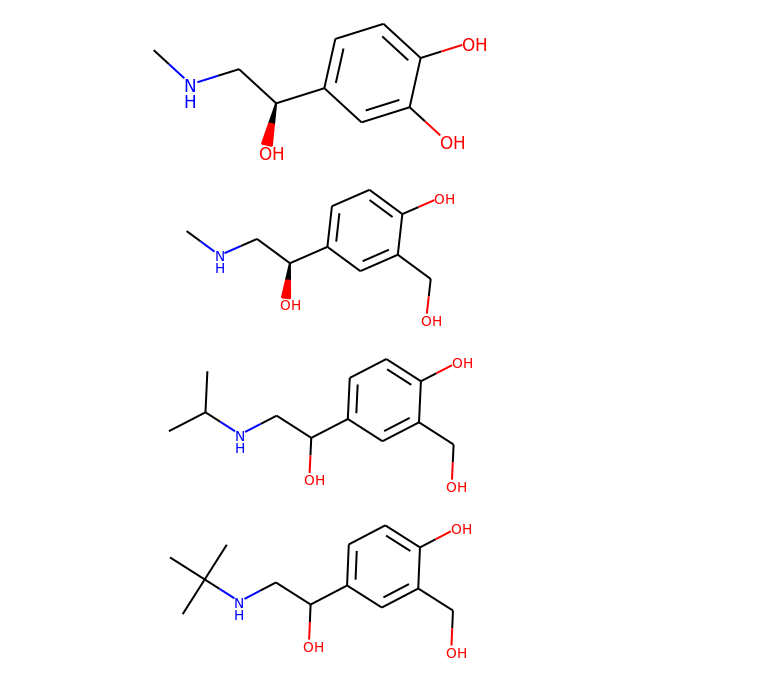
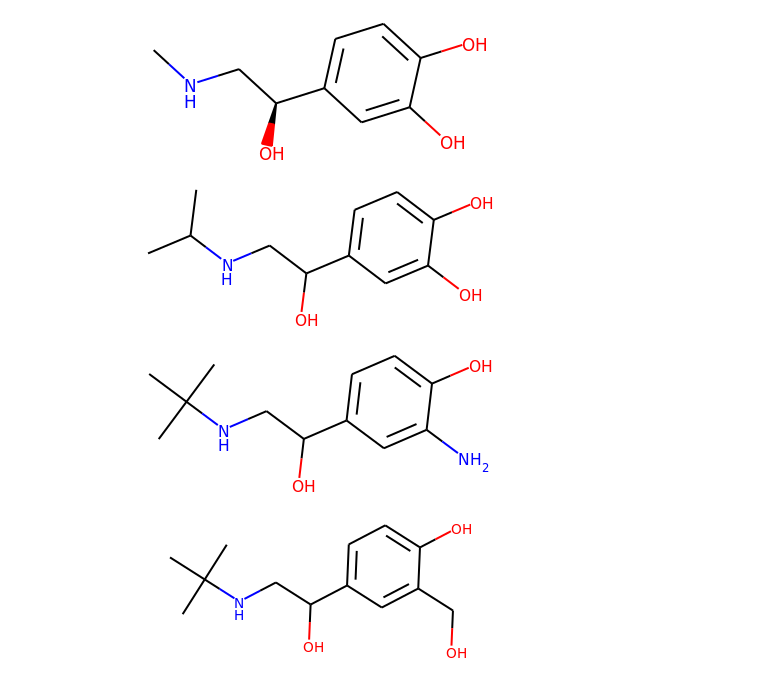
Before and after one commit to warner121/wizepair2, a Jupyter notebook: notebooks/beta2/beta2_agonists_part4.ipynb, the cells around one changed output. Cells and saved outputs as stored; diff of their text form; code cells hidden in the pictures.

```diff
--- a/notebooks/beta2/beta2_agonists_part4.ipynb
+++ b/notebooks/beta2/beta2_agonists_part4.ipynb
@@ -103,13 +103,13 @@ Chem.MolFromSmiles('CNC[C@H](O)c1ccc(O)c(O)c1')
 # %% [output]
 [figure]
 # %%
-Chem.MolFromSmiles('CNC[C@H](O)c1ccc(O)c(CO)c1')
+Chem.MolFromSmiles('CC(C)NCC(O)c1ccc(O)c(O)c1')
 # %% [output]
-[figure, old version]
+[figure, new version]
 # %%
-Chem.MolFromSmiles('CC(C)NCC(O)c1ccc(O)c(CO)c1')
+Chem.MolFromSmiles('CC(C)(C)NCC(O)c1ccc(O)c(N)c1')
 # %% [output]
-[figure, old version]
+[figure, new version]
 # %%
 Chem.MolFromSmiles('CC(C)(C)NCC(O)c1ccc(O)c(CO)c1')
 # %% [output]
```
Also changed, not shown: parts of 1 cell of this notebook, 4 other files.
